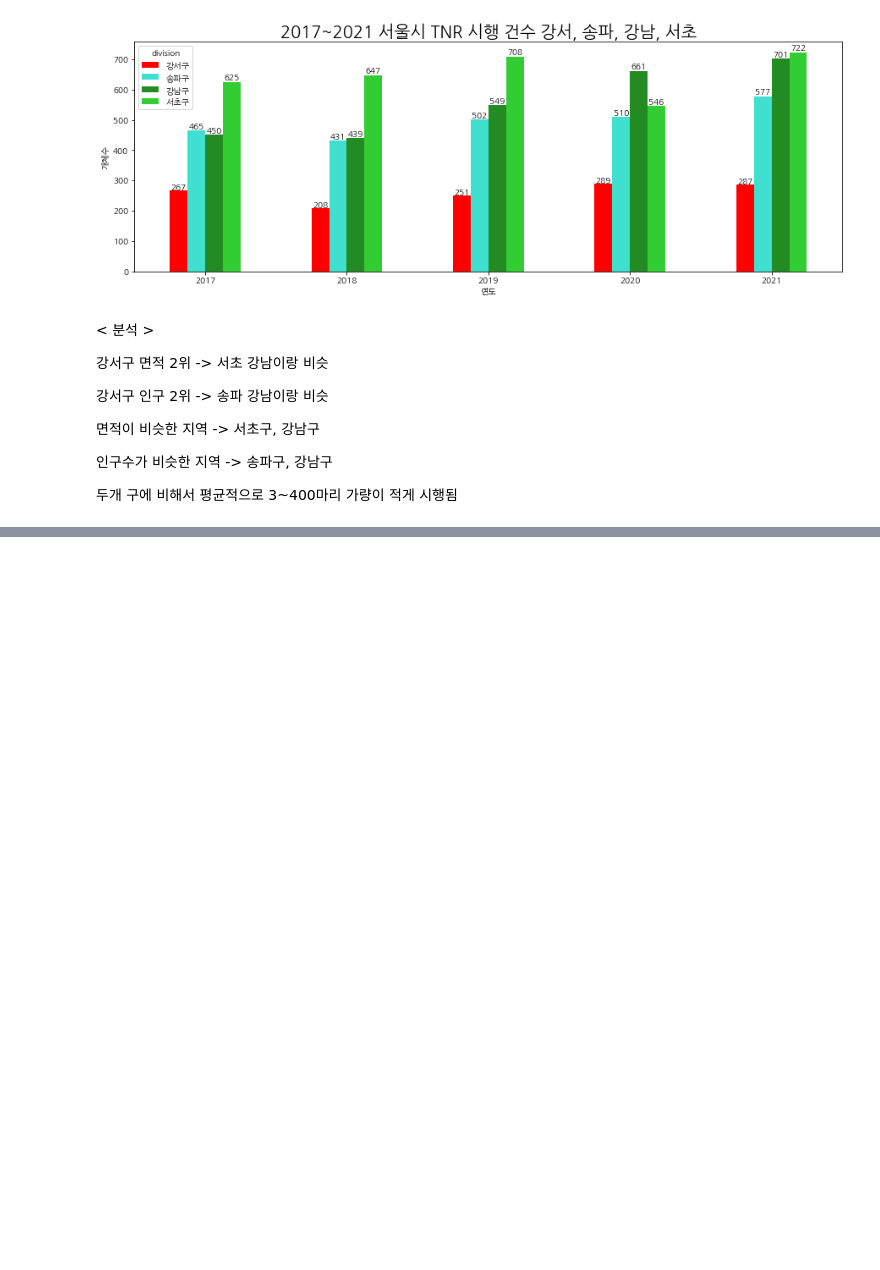
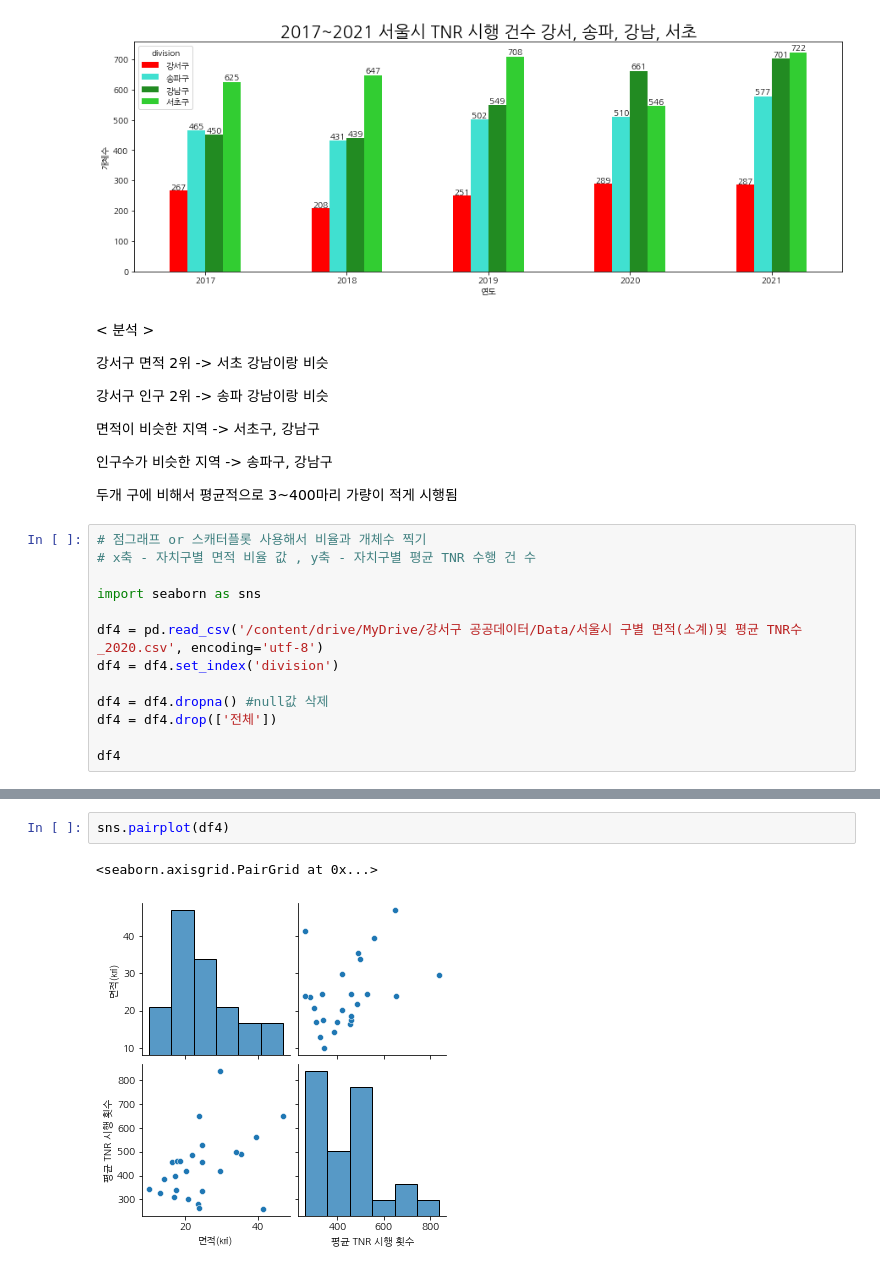
Before and after one commit to kimhaerim/Gangseo_BigData, a Jupyter notebook: TNR_Count/구별_TNR_완료_개체_수_비교.ipynb, the cells around one changed output, grey strips where cells are left out. Saved outputs shown, nothing was run; the diff lists cells and outputs as text; blank space fills up the shorter version.

```diff
--- a/TNR_Count/구별_TNR_완료_개체_수_비교.ipynb
+++ b/TNR_Count/구별_TNR_완료_개체_수_비교.ipynb
@@ -204,3 +210,16 @@ df3
 인구수가 비슷한 지역 -> 송파구, 강남구
 
 두개 구에 비해서 평균적으로 3~400마리 가량이 적게 시행됨
+# %%
+# 점그래프 or 스캐터플롯 사용해서 비율과 개체수 찍기
+# x축 - 자치구별 면적 비율 값 , y축 - 자치구별 평균 TNR 수행 건 수
+
+import seaborn as sns
+
+df4 = pd.read_csv('/content/drive/MyDrive/강서구 공공데이터/Data/서울시 구별 면적(소계)및 평균 TNR수_2020.csv', encoding='utf-8')
+df4 = df4.set_index('division')
+
+df4 = df4.dropna() #null값 삭제
+df4 = df4.drop(['전체'])
+
+df4
@@ -206,0 +245,5 @@ df3
+# %%
+sns.pairplot(df4)
+# %% [output]
+<seaborn.axisgrid.PairGrid at 0x...>
+[figure, added]
```
Also changed, not shown: parts of 4 cells of this notebook.
